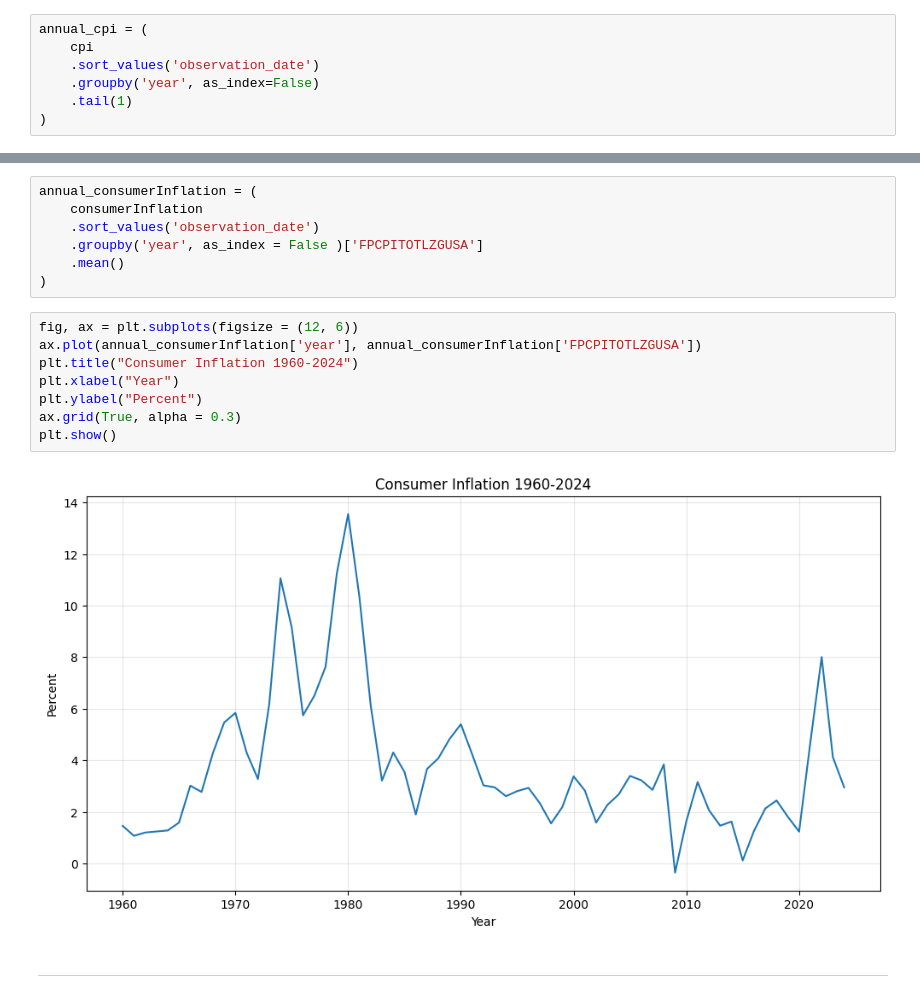
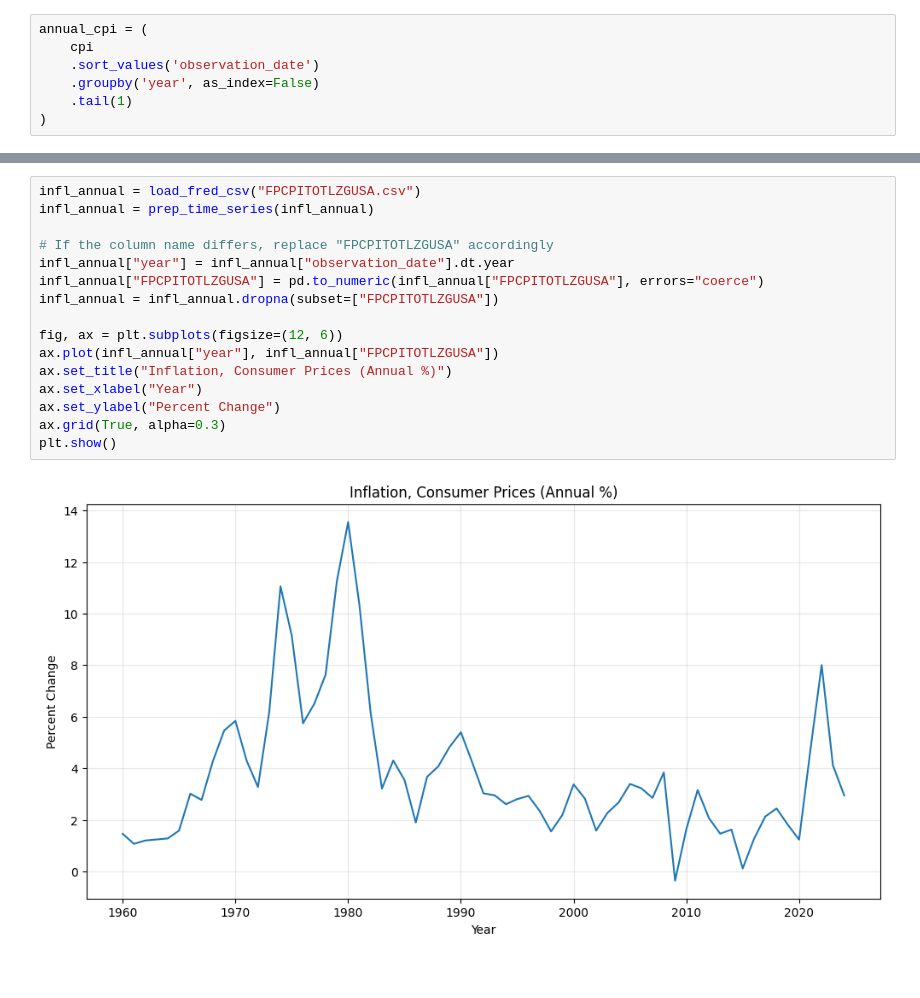
Before and after one commit to DwanjaiOprien/policy-data-exercises, a Jupyter notebook: notebooks/federalreserveeconomics.ipynb, the cells around one changed output, grey strips where cells are left out. Cells and saved outputs as stored; diff of their text form; blank space fills up the shorter version.

```diff
--- a/notebooks/federalreserveeconomics.ipynb
+++ b/notebooks/federalreserveeconomics.ipynb
@@ -193,19 +141,18 @@ consumerInflation.head(5)
-# %%
-annual_consumerInflation = (
-    consumerInflation
-    .sort_values('observation_date')
-    .groupby('year', as_index = False )['FPCPITOTLZGUSA']
-    .mean()
-)
-# %%
-fig, ax = plt.subplots(figsize = (12, 6))
-ax.plot(annual_consumerInflation['year'], annual_consumerInflation['FPCPITOTLZGUSA'])
-plt.title("Consumer Inflation 1960-2024")
-plt.xlabel("Year")
-plt.ylabel("Percent")
-ax.grid(True, alpha = 0.3)
-plt.show()
-# %% [output]
-[figure, removed]
-# %% [markdown]
-----------------------------------------------------------------------------------------------------
+# %%
+infl_annual = load_fred_csv("FPCPITOTLZGUSA.csv")
+infl_annual = prep_time_series(infl_annual)
+
+# If the column name differs, replace "FPCPITOTLZGUSA" accordingly
+infl_annual["year"] = infl_annual["observation_date"].dt.year
+infl_annual["FPCPITOTLZGUSA"] = pd.to_numeric(infl_annual["FPCPITOTLZGUSA"], errors="coerce")
+infl_annual = infl_annual.dropna(subset=["FPCPITOTLZGUSA"])
+
+fig, ax = plt.subplots(figsize=(12, 6))
+ax.plot(infl_annual["year"], infl_annual["FPCPITOTLZGUSA"])
+ax.set_title("Inflation, Consumer Prices (Annual %)")
+ax.set_xlabel("Year")
+ax.set_ylabel("Percent Change")
+ax.grid(True, alpha=0.3)
+plt.show()
+# %% [output]
+[figure, added]
```
Also changed, not shown: parts of 17 cells of this notebook.
